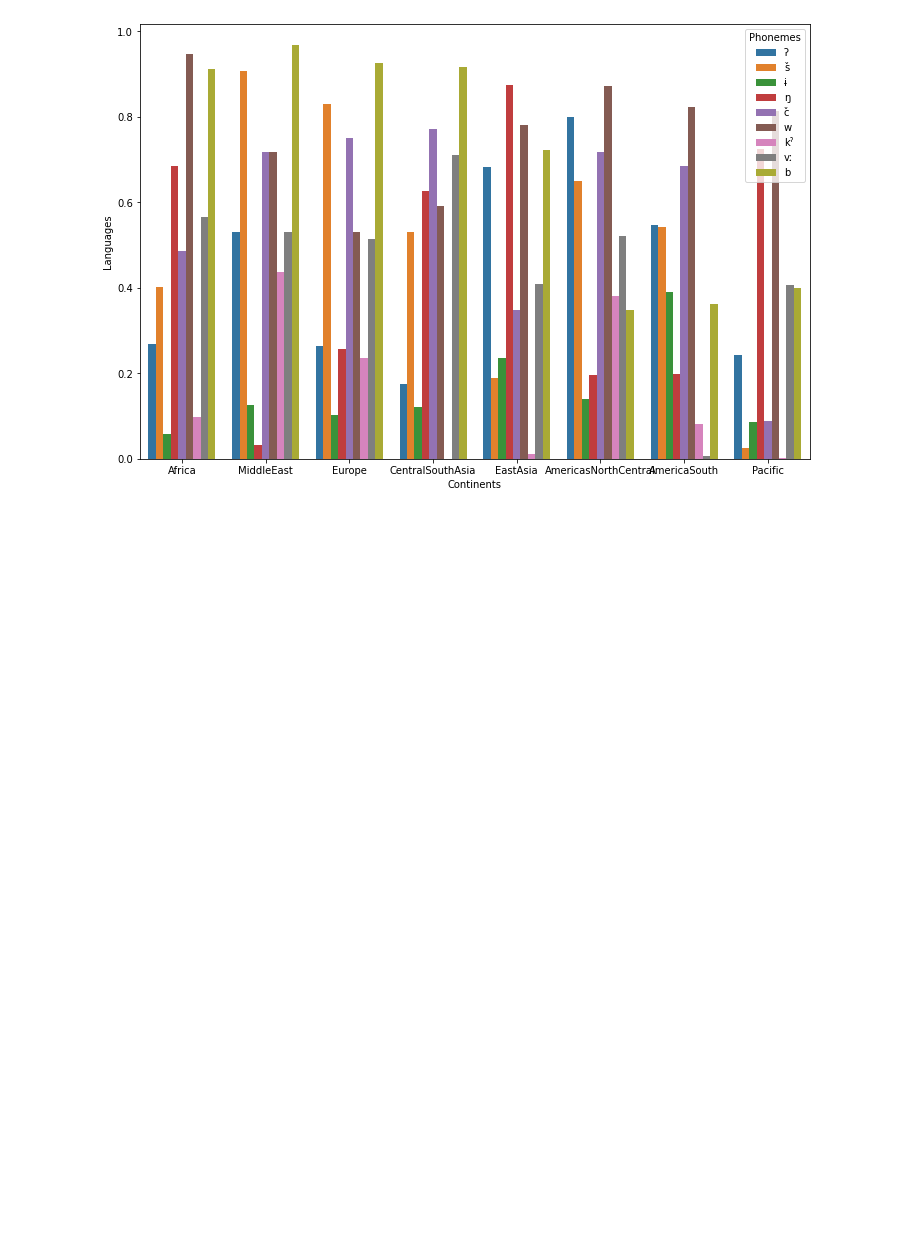
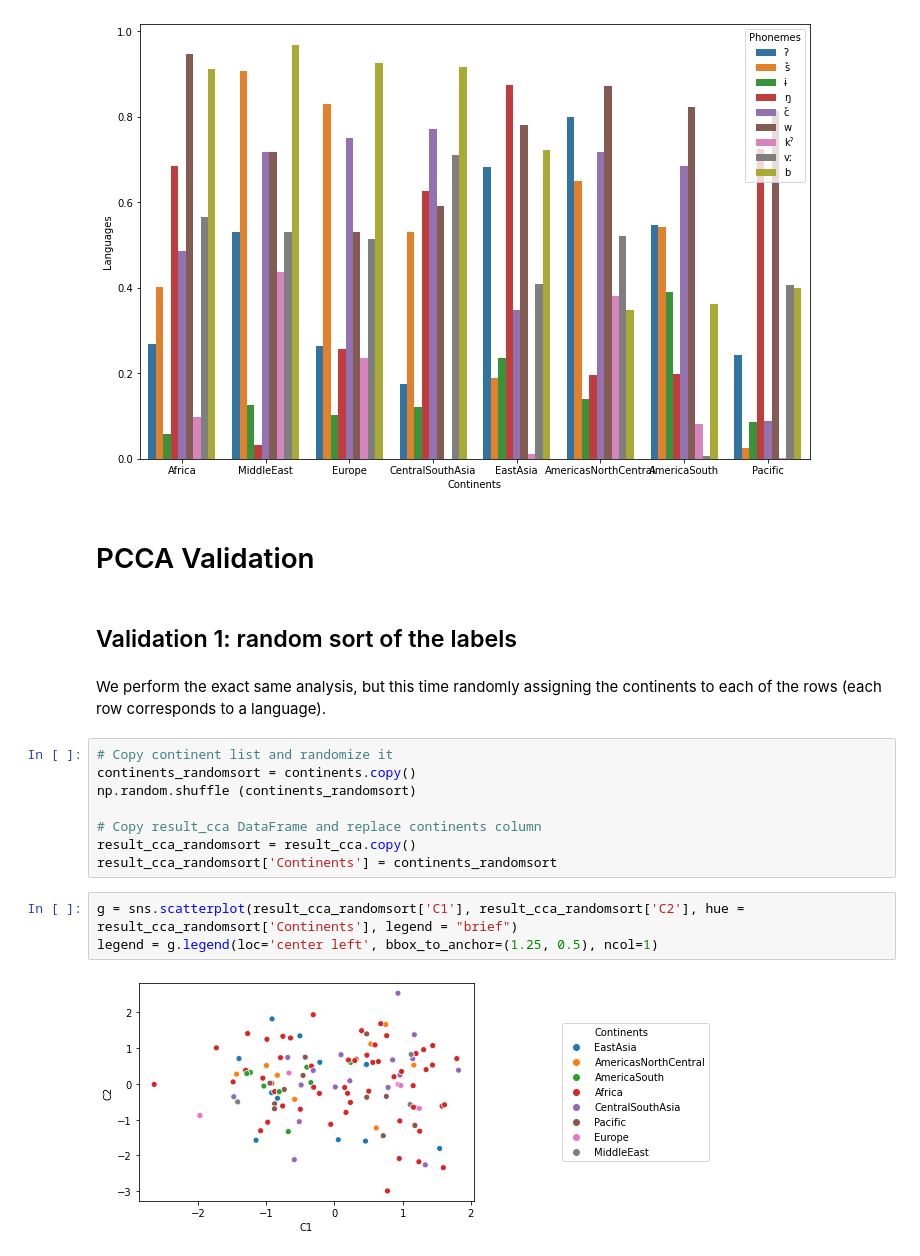
Before and after one commit to camoalon/language_genes, a Jupyter notebook: PCA.ipynb, the cells around one changed output. Drawn from its saved outputs; the diff is of its cells as text; blank space fills up the shorter version.

Commit message:
Validation labeling with random sort

```diff
--- a/PCA.ipynb
+++ b/PCA.ipynb
@@ -686,3 +695,22 @@ sns.barplot(data = languages_y,x ='Continents', y ='Languages', hue = 'Phonemes'
 plt.savefig('sanity_check_y.pdf')
 # %% [output]
 [figure]
+# %% [markdown]
+# PCCA Validation
+# %% [markdown]
+## Validation 1: random sort of the labels
+# %% [markdown]
+We perform the exact same analysis, but this time randomly assigning the continents to each of the rows (each row corresponds to a language).
+# %%
+# Copy continent list and randomize it
+continents_randomsort = continents.copy()
+np.random.shuffle (continents_randomsort)
+
+# Copy result_cca DataFrame and replace continents column
+result_cca_randomsort = result_cca.copy()
+result_cca_randomsort['Continents'] = continents_randomsort
+# %%
+g = sns.scatterplot(result_cca_randomsort['C1'], result_cca_randomsort['C2'], hue = result_cca_randomsort['Continents'], legend = "brief")
+legend = g.legend(loc='center left', bbox_to_anchor=(1.25, 0.5), ncol=1)
+# %% [output]
+[figure, added]
```
Also changed, not shown: parts of 6 cells of this notebook.
